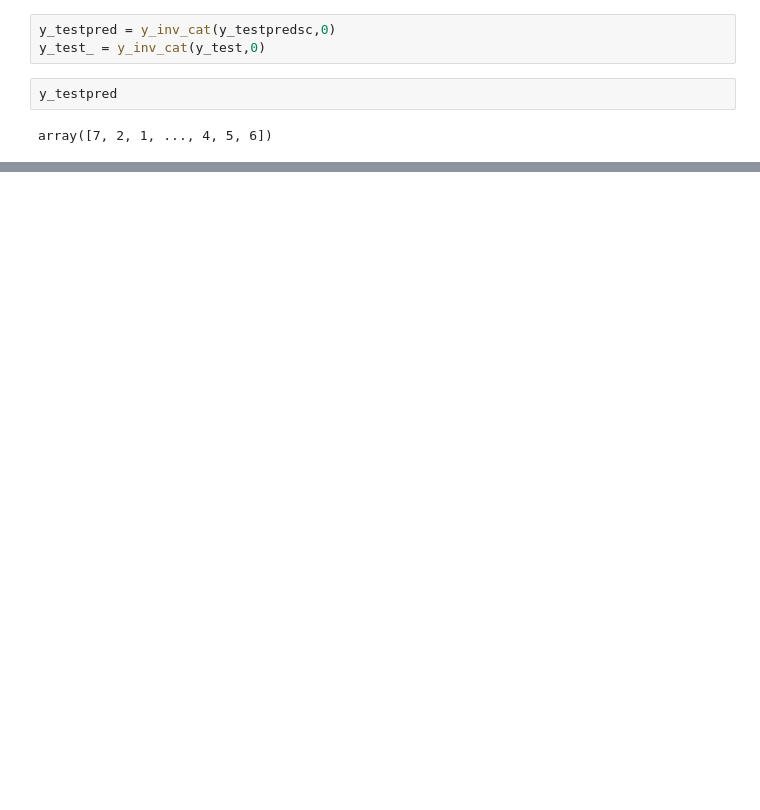
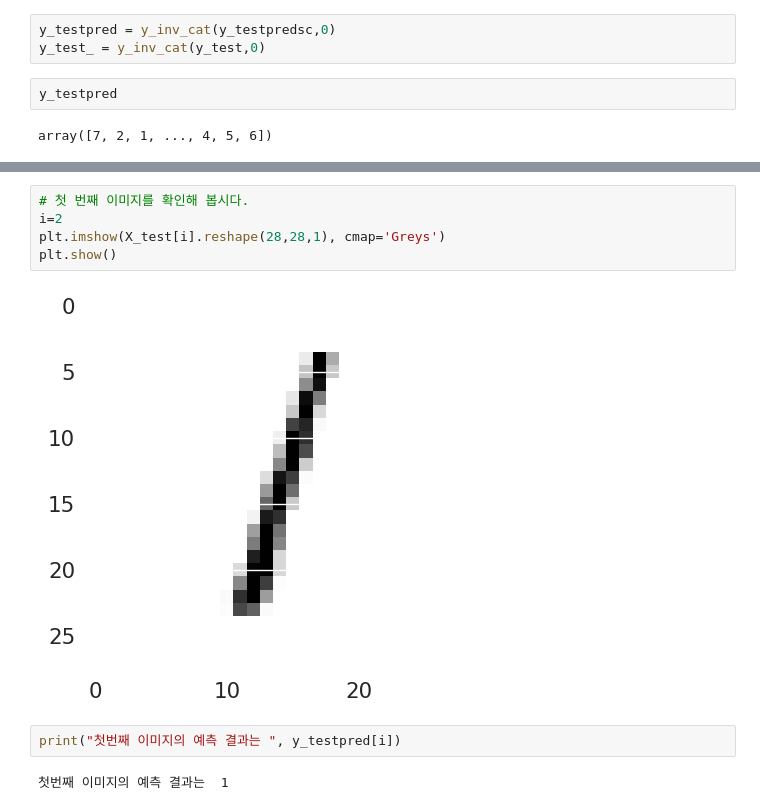
Before and after one commit to min0j98/mobis_aistudy_2023, a Jupyter notebook: DL_04_Mnist_classification_ANN.ipynb, the cells around one changed output, grey strips where cells are left out. Saved outputs shown, nothing was run; the diff lists cells and outputs as text; blank space fills up the shorter version.

```diff
--- a/DL_04_Mnist_classification_ANN.ipynb
+++ b/DL_04_Mnist_classification_ANN.ipynb
@@ -207,0 +234,11 @@ print('정밀도: {0:.4f}, 재현율: {1:.4f}'.format(precision, recall))
+# %%
+# 첫 번째 이미지를 확인해 봅시다.
+i=2
+plt.imshow(X_test[i].reshape(28,28,1), cmap='Greys')
+plt.show()
+# %% [output]
+[figure, added]
+# %%
+print("첫번째 이미지의 예측 결과는 ", y_testpred[i])
+# %% [output]
+첫번째 이미지의 예측 결과는  1
```
Also changed, not shown: parts of 8 cells of this notebook.
